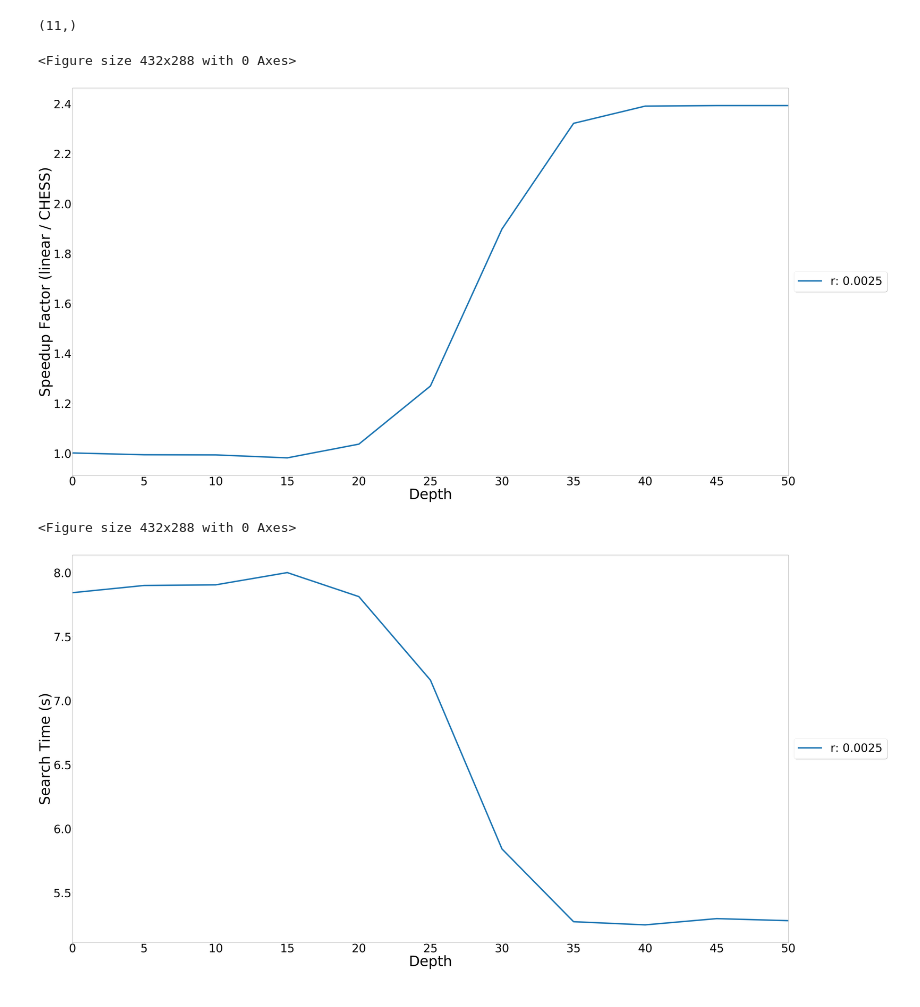
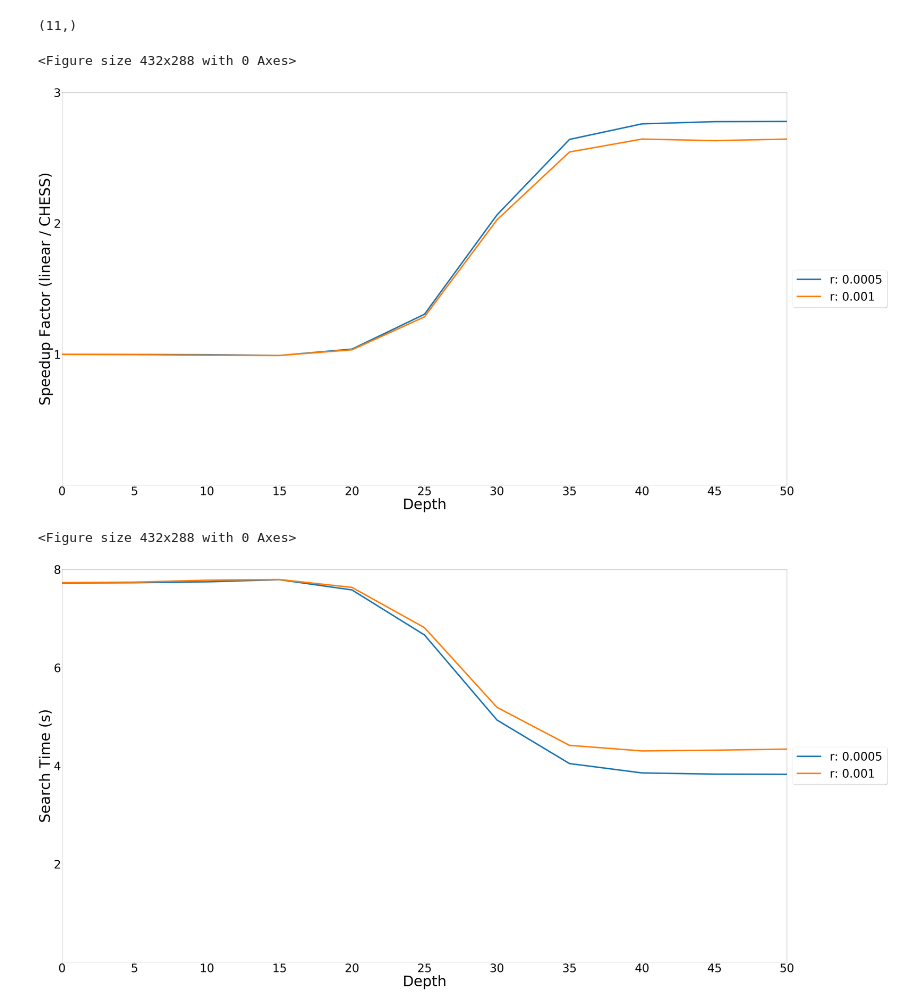
Before and after one commit to nishaq503/CHESS, a Jupyter notebook: data_vis.ipynb, the cells around one changed output. Cells and saved outputs as stored; diff of their text form; code cells hidden in the pictures.

Commit message:
made plots for cosine benchmarks

```diff
--- a/data_vis.ipynb
+++ b/data_vis.ipynb
@@ -150,7 +150,6 @@ raw_data = pd.read_csv(
         'speedup_factor': np.float64,
     }
 )
-raw_data = raw_data[:407]
 raw_data.head()
 # %% [output]
 |  | depth | radius | correctness | false_negative_rate | num_hits | num_clusters_searched | fraction_searched | ... |
@@ -181,8 +180,7 @@ total time: 3012.8228
 # %%
 # radii = [76, 153, 384]
 # radii = [2000.0, 4000.0]
-# radii = [0.0005, 0.001]
-radii = [0.0025]
+radii = [0.0005, 0.001]
 # %%
 data_by_search_radius = {}
 for r in radii:
@@ -275,33 +276,33 @@ ax.legend(loc='center left', bbox_to_anchor=(1, 0.5), prop={'size':80}, fancybox
 ax.tick_params(axis='both', which='major', labelsize=80)
 ax.set_xlim([0, max_depth])
 plt.xticks([i for i in range(0, max_depth + 1, 5)])
-# ax.set_ylim([0, 3])
-# plt.yticks([i for i in range(4)])
+ax.set_ylim([0, 3])
+plt.yticks([i for i in range(1, 4)])
 plt.xlabel('Depth', fontsize=100)
 plt.ylabel('Speedup Factor (linear / CHESS)', fontsize=100)
 plt.show()
 fig.savefig(f'plots/speedup_factor_{dataset}_{metric}.png')
 # %% [output]
 <Figure size 432x288 with 0 Axes>
-[figure, old version]
+[figure, new version]
 # %%
 plt.clf()
 fig = plt.figure(figsize=(100, 50))
 ax = fig.add_subplot(1, 1, 1)
 for i in range(len(radii)):
     plt.plot(x, ys[i][2], label=f'r: {str(radii[i])}', linewidth=10)
 box = ax.get_position()
 ax.set_position([box.x0, box.y0, box.width * 0.9, box.height])
 ax.legend(loc='center left', bbox_to_anchor=(1, 0.5), prop={'size':80}, fancybox=True, shadow=True)
 ax.tick_params(axis='both', which='major', labelsize=80)
 ax.set_xlim([0, max_depth])
 plt.xticks([i for i in range(0, max_depth + 1, 5)])
-# ax.set_ylim([0, 10])
-# plt.yticks([i for i in range(0, 11, 2)])
+ax.set_ylim([0, 8])
+plt.yticks([i for i in range(2, 10, 2)])
 plt.xlabel('Depth', fontsize=100)
 plt.ylabel('Search Time (s)', fontsize=100)
 plt.show()
 fig.savefig(f'plots/search_time_{dataset}_{metric}.png')
 # %% [output]
 <Figure size 432x288 with 0 Axes>
-[figure, old version]
+[figure, new version]
```
Also changed, not shown: parts of 6 cells of this notebook.
